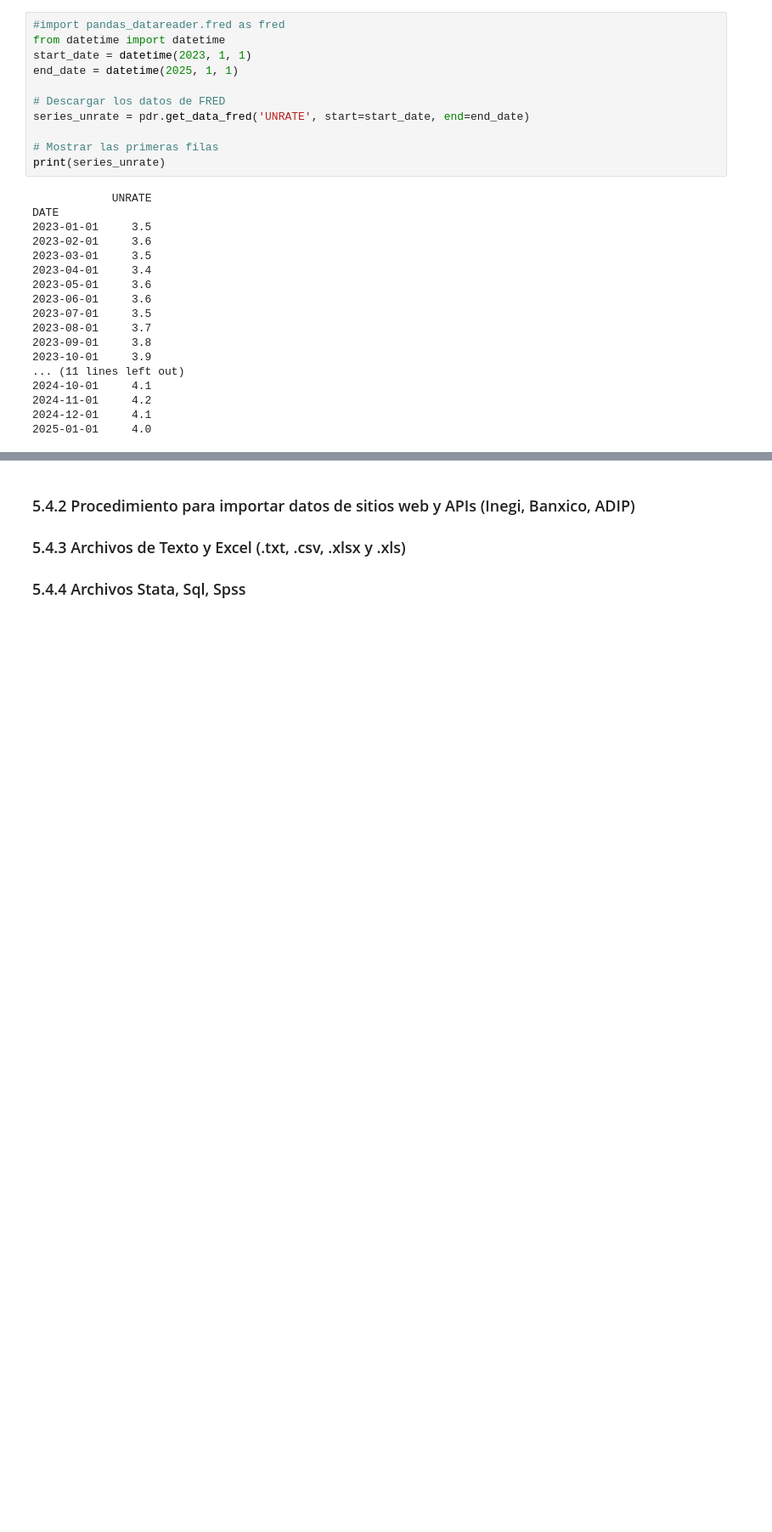
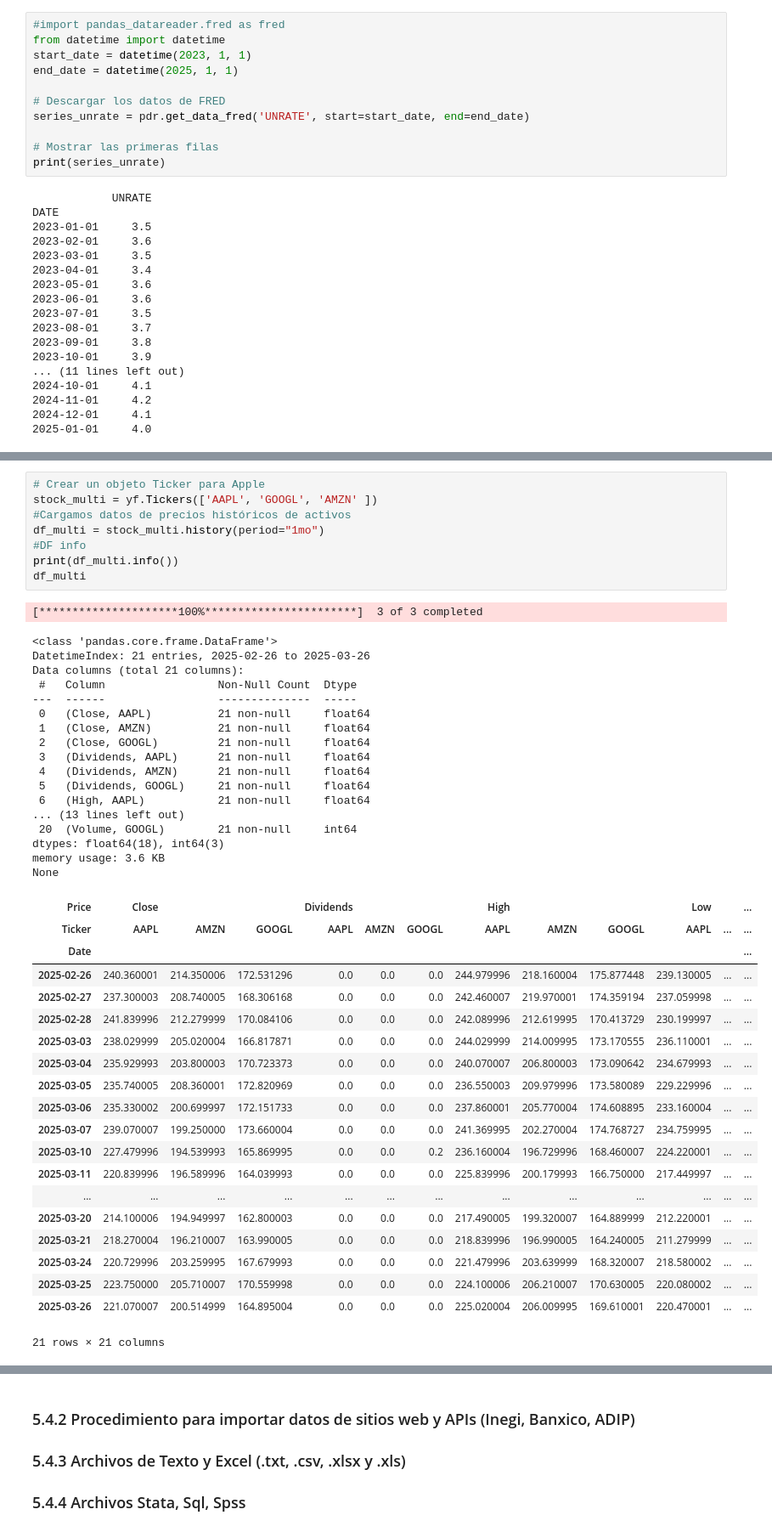
Before and after one commit to DiegoSReco/intro_python_para_economistas, a Jupyter notebook: script_python_5_Analisis_Datos_Pandas_2.ipynb, the cells around one changed output, grey strips where cells are left out. Shown at 85% size. Drawn from its saved outputs; the diff is of its cells as text; blank space fills up the shorter version.

```diff
--- a/script_python_5_Analisis_Datos_Pandas_2.ipynb
+++ b/script_python_5_Analisis_Datos_Pandas_2.ipynb
@@ -477,0 +572,47 @@ df_EU_ind
+# %%
+# Crear un objeto Ticker para Apple
+stock_multi = yf.Tickers(['AAPL', 'GOOGL', 'AMZN' ])
+#Cargamos datos de precios históricos de activos
+df_multi = stock_multi.history(period="1mo")
+#DF info
+print(df_multi.info())
+df_multi
+# %% [output]
+[*********************100%***********************]  3 of 3 completed
+<class 'pandas.core.frame.DataFrame'>
+DatetimeIndex: 21 entries, 2025-02-26 to 2025-03-26
+Data columns (total 21 columns):
+ #   Column                 Non-Null Count  Dtype
+---  ------                 --------------  -----
+ 0   (Close, AAPL)          21 non-null     float64
+ 1   (Close, AMZN)          21 non-null     float64
+ 2   (Close, GOOGL)         21 non-null     float64
+ 3   (Dividends, AAPL)      21 non-null     float64
+ 4   (Dividends, AMZN)      21 non-null     float64
+ 5   (Dividends, GOOGL)     21 non-null     float64
+ 6   (High, AAPL)           21 non-null     float64
+... (13 lines left out)
+ 20  (Volume, GOOGL)        21 non-null     int64
+dtypes: float64(18), int64(3)
+memory usage: 3.6 KB
+None
+| Price | Close |  |  | Dividends |  |  | High |  |  | Low |  | ... |
+| Ticker | AAPL | AMZN | GOOGL | AAPL | AMZN | GOOGL | AAPL | AMZN | GOOGL | AAPL | ... | ... |
+| Date |  |  |  |  |  |  |  |  |  |  |  | ... |
+| 2025-02-26 | 240.360001 | 214.350006 | 172.531296 | 0.0 | 0.0 | 0.0 | 244.979996 | 218.160004 | 175.877448 | 239.130005 | ... | ... |
+| 2025-02-27 | 237.300003 | 208.740005 | 168.306168 | 0.0 | 0.0 | 0.0 | 242.460007 | 219.970001 | 174.359194 | 237.059998 | ... | ... |
+| 2025-02-28 | 241.839996 | 212.279999 | 170.084106 | 0.0 | 0.0 | 0.0 | 242.089996 | 212.619995 | 170.413729 | 230.199997 | ... | ... |
+| 2025-03-03 | 238.029999 | 205.020004 | 166.817871 | 0.0 | 0.0 | 0.0 | 244.029999 | 214.009995 | 173.170555 | 236.110001 | ... | ... |
+| 2025-03-04 | 235.929993 | 203.800003 | 170.723373 | 0.0 | 0.0 | 0.0 | 240.070007 | 206.800003 | 173.090642 | 234.679993 | ... | ... |
+| 2025-03-05 | 235.740005 | 208.360001 | 172.820969 | 0.0 | 0.0 | 0.0 | 236.550003 | 209.979996 | 173.580089 | 229.229996 | ... | ... |
+| 2025-03-06 | 235.330002 | 200.699997 | 172.151733 | 0.0 | 0.0 | 0.0 | 237.860001 | 205.770004 | 174.608895 | 233.160004 | ... | ... |
+| 2025-03-07 | 239.070007 | 199.250000 | 173.660004 | 0.0 | 0.0 | 0.0 | 241.369995 | 202.270004 | 174.768727 | 234.759995 | ... | ... |
+| 2025-03-10 | 227.479996 | 194.539993 | 165.869995 | 0.0 | 0.0 | 0.2 | 236.160004 | 196.729996 | 168.460007 | 224.220001 | ... | ... |
+| 2025-03-11 | 220.839996 | 196.589996 | 164.039993 | 0.0 | 0.0 | 0.0 | 225.839996 | 200.179993 | 166.750000 | 217.449997 | ... | ... |
+| ... | ... | ... | ... | ... | ... | ... | ... | ... | ... | ... | ... | ... |
+| 2025-03-20 | 214.100006 | 194.949997 | 162.800003 | 0.0 | 0.0 | 0.0 | 217.490005 | 199.320007 | 164.889999 | 212.220001 | ... | ... |
+| 2025-03-21 | 218.270004 | 196.210007 | 163.990005 | 0.0 | 0.0 | 0.0 | 218.839996 | 196.990005 | 164.240005 | 211.279999 | ... | ... |
+| 2025-03-24 | 220.729996 | 203.259995 | 167.679993 | 0.0 | 0.0 | 0.0 | 221.479996 | 203.639999 | 168.320007 | 218.580002 | ... | ... |
+| 2025-03-25 | 223.750000 | 205.710007 | 170.559998 | 0.0 | 0.0 | 0.0 | 224.100006 | 206.210007 | 170.630005 | 220.080002 | ... | ... |
+| 2025-03-26 | 221.070007 | 200.514999 | 164.895004 | 0.0 | 0.0 | 0.0 | 225.020004 | 206.009995 | 169.610001 | 220.470001 | ... | ... |
+21 rows × 21 columns
```
Also changed, not shown: parts of 21 cells of this notebook.
